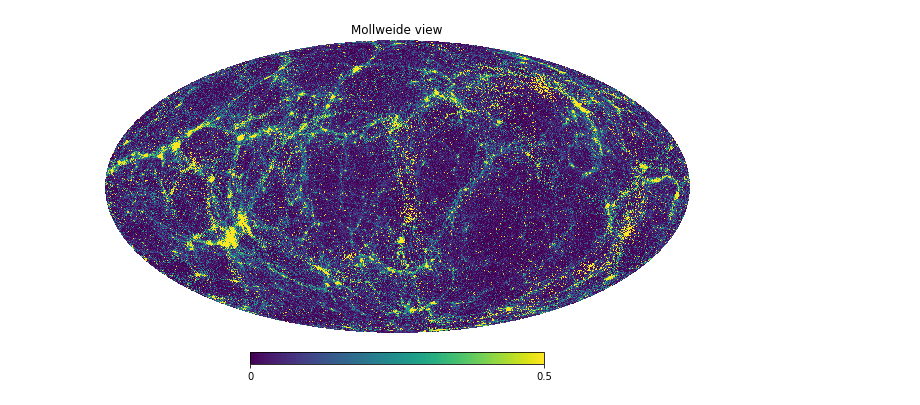
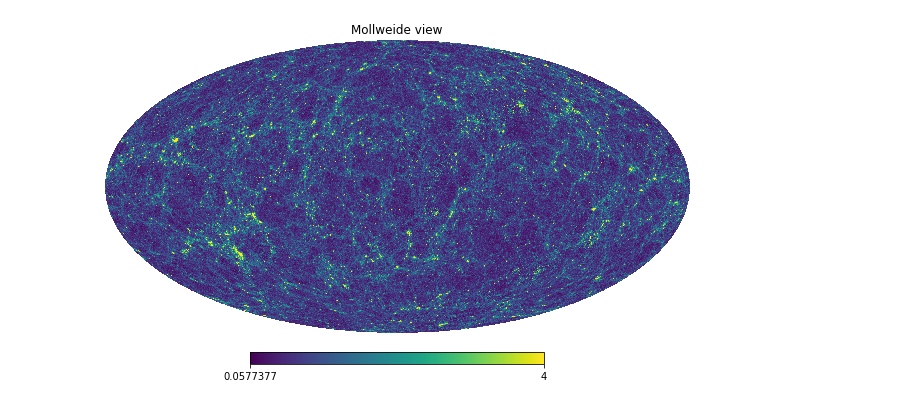
Before and after one commit to wurdahl/kSZfromPC, a Jupyter notebook: Opening-FITS.ipynb, the cells around one changed output. Saved outputs shown, nothing was run; the diff lists cells and outputs as text; code cells hidden in the pictures.

```diff
--- a/Opening-FITS.ipynb
+++ b/Opening-FITS.ipynb
@@ -22,5 +26,5 @@ plt.hist(kSZ,bins = np.linspace(-2*10**-7,1*10**-7));
 # %%
 convergence = hp.read_map("convergence.fits")
-hp.mollview(convergence,xsize=3200,max=.5)
+hp.mollview(convergence,xsize=3200,max=4)
 # %% [output]
-[figure, old version]
+[figure, new version]
```
Also changed, not shown: parts of 7 cells of this notebook, 4 other files.
